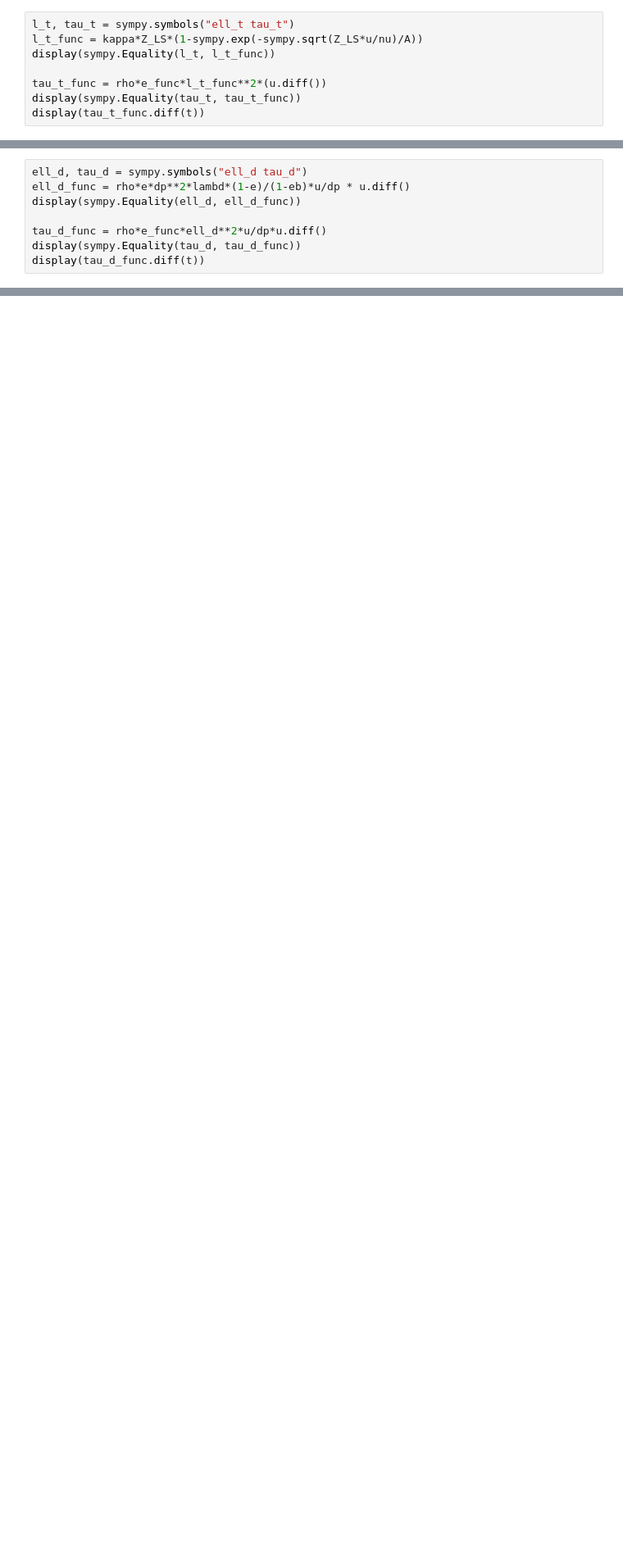
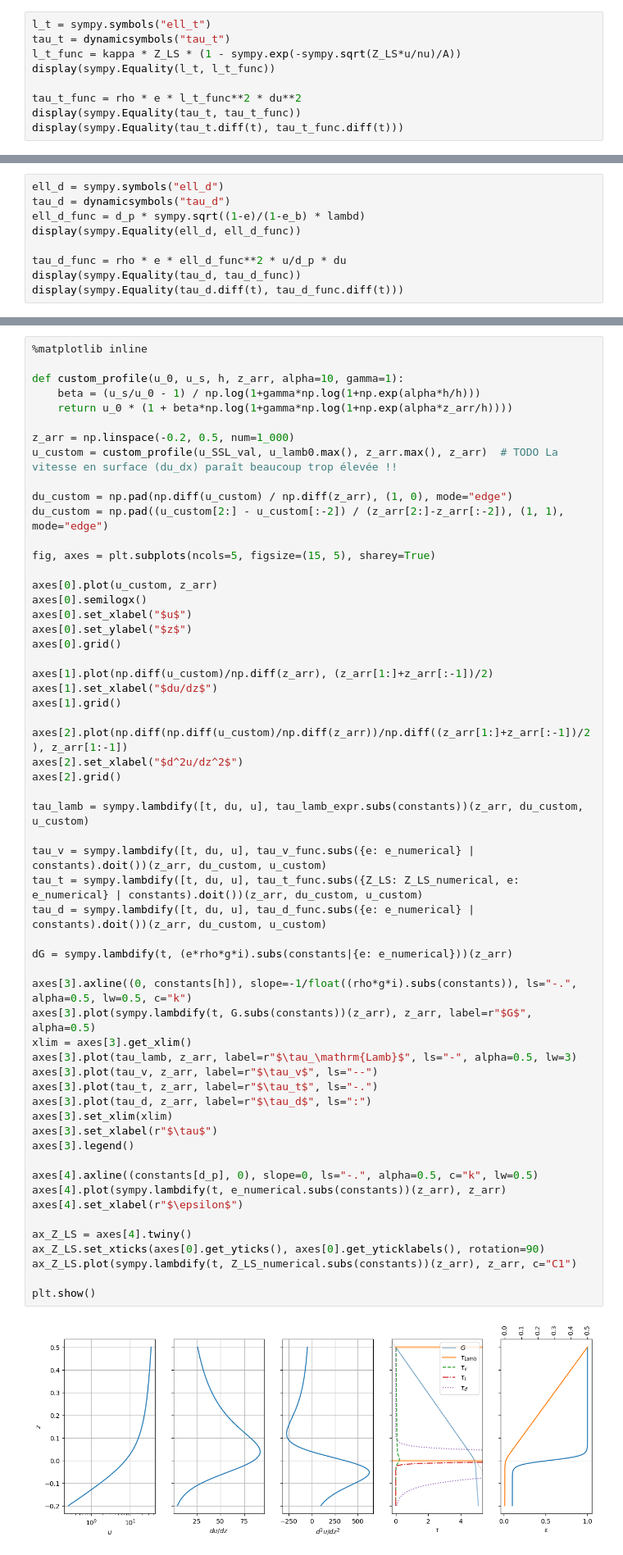
Before and after one commit to giboul/fenics, a Jupyter notebook: rousseau_direct.ipynb, the cells around one changed output, grey strips where cells are left out. Shown at 82% size. Drawn from its saved outputs; the diff is of its cells as text; blank space fills up the shorter version.

```diff
--- a/rousseau_direct.ipynb
+++ b/rousseau_direct.ipynb
@@ -87,9 +60,10 @@ $\displaystyle \tau_{v} = \mu \left(\left(1 - \epsilon_{b}\right) \left(- \frac{
 # %%
-l_t, tau_t = sympy.symbols("ell_t tau_t")
-l_t_func = kappa*Z_LS*(1-sympy.exp(-sympy.sqrt(Z_LS*u/nu)/A))
+l_t = sympy.symbols("ell_t")
+tau_t = dynamicsymbols("tau_t")
+l_t_func = kappa * Z_LS * (1 - sympy.exp(-sympy.sqrt(Z_LS*u/nu)/A))
 display(sympy.Equality(l_t, l_t_func))
 
-tau_t_func = rho*e_func*l_t_func**2*(u.diff())
+tau_t_func = rho * e * l_t_func**2 * du**2
 display(sympy.Equality(tau_t, tau_t_func))
-display(tau_t_func.diff(t))
+display(sympy.Equality(tau_t.diff(t), tau_t_func.diff(t)))
 # %% [output]
@@ -99,9 +73,10 @@ $\displaystyle Z_{LS}^{2} \kappa^{2} \varrho \left(1 - \epsilon_{b}\right) \left
 # %%
-ell_d, tau_d = sympy.symbols("ell_d tau_d")
-ell_d_func = rho*e*dp**2*lambd*(1-e)/(1-eb)*u/dp * u.diff()
+ell_d = sympy.symbols("ell_d")
+tau_d = dynamicsymbols("tau_d")
+ell_d_func = d_p * sympy.sqrt((1-e)/(1-e_b) * lambd)
 display(sympy.Equality(ell_d, ell_d_func))
 
-tau_d_func = rho*e_func*ell_d**2*u/dp*u.diff()
+tau_d_func = rho * e * ell_d_func**2 * u/d_p * du
 display(sympy.Equality(tau_d, tau_d_func))
-display(tau_d_func.diff(t))
+display(sympy.Equality(tau_d.diff(t), tau_d_func.diff(t)))
 # %% [output]
@@ -162,0 +206,59 @@ def step_forward(z_array, u_array):
+# %%
+%matplotlib inline
+
+def custom_profile(u_0, u_s, h, z_arr, alpha=10, gamma=1):
+    beta = (u_s/u_0 - 1) / np.log(1+gamma*np.log(1+np.exp(alpha*h/h)))
+    return u_0 * (1 + beta*np.log(1+gamma*np.log(1+np.exp(alpha*z_arr/h))))
+
+z_arr = np.linspace(-0.2, 0.5, num=1_000)
+u_custom = custom_profile(u_SSL_val, u_lamb0.max(), z_arr.max(), z_arr)  # TODO La vitesse en surface (du_dx) paraît beaucoup trop élevée !!
+
+du_custom = np.pad(np.diff(u_custom) / np.diff(z_arr), (1, 0), mode="edge")
+du_custom = np.pad((u_custom[2:] - u_custom[:-2]) / (z_arr[2:]-z_arr[:-2]), (1, 1), mode="edge")
+
+fig, axes = plt.subplots(ncols=5, figsize=(15, 5), sharey=True)
+
+axes[0].plot(u_custom, z_arr)
+axes[0].semilogx()
+axes[0].set_xlabel("$u$")
+axes[0].set_ylabel("$z$")
+axes[0].grid()
+
+axes[1].plot(np.diff(u_custom)/np.diff(z_arr), (z_arr[1:]+z_arr[:-1])/2)
+axes[1].set_xlabel("$du/dz$")
+axes[1].grid()
+
+axes[2].plot(np.diff(np.diff(u_custom)/np.diff(z_arr))/np.diff((z_arr[1:]+z_arr[:-1])/2), z_arr[1:-1])
+axes[2].set_xlabel("$d^2u/dz^2$")
+axes[2].grid()
+
+tau_lamb = sympy.lambdify([t, du, u], tau_lamb_expr.subs(constants))(z_arr, du_custom, u_custom)
+
+tau_v = sympy.lambdify([t, du, u], tau_v_func.subs({e: e_numerical} | constants).doit())(z_arr, du_custom, u_custom)
+tau_t = sympy.lambdify([t, du, u], tau_t_func.subs({Z_LS: Z_LS_numerical, e: e_numerical} | constants).doit())(z_arr, du_custom, u_custom)
+tau_d = sympy.lambdify([t, du, u], tau_d_func.subs({e: e_numerical} | constants).doit())(z_arr, du_custom, u_custom)
+
+dG = sympy.lambdify(t, (e*rho*g*i).subs(constants|{e: e_numerical}))(z_arr)
+
+axes[3].axline((0, constants[h]), slope=-1/float((rho*g*i).subs(constants)), ls="-.", alpha=0.5, lw=0.5, c="k")
+axes[3].plot(sympy.lambdify(t, G.subs(constants))(z_arr), z_arr, label=r"$G$", alpha=0.5)
+xlim = axes[3].get_xlim()
+axes[3].plot(tau_lamb, z_arr, label=r"$\tau_\mathrm{Lamb}$", ls="-", alpha=0.5, lw=3)
+axes[3].plot(tau_v, z_arr, label=r"$\tau_v$", ls="--")
+axes[3].plot(tau_t, z_arr, label=r"$\tau_t$", ls="-.")
+axes[3].plot(tau_d, z_arr, label=r"$\tau_d$", ls=":")
+axes[3].set_xlim(xlim)
+axes[3].set_xlabel(r"$\tau$")
+axes[3].legend()
+
+axes[4].axline((constants[d_p], 0), slope=0, ls="-.", alpha=0.5, c="k", lw=0.5)
+axes[4].plot(sympy.lambdify(t, e_numerical.subs(constants))(z_arr), z_arr)
+axes[4].set_xlabel(r"$\epsilon$")
+
+ax_Z_LS = axes[4].twiny()
+ax_Z_LS.set_xticks(axes[0].get_yticks(), axes[0].get_yticklabels(), rotation=90)
+ax_Z_LS.plot(sympy.lambdify(t, Z_LS_numerical.subs(constants))(z_arr), z_arr, c="C1")
+
+plt.show()
+# %% [output]
+[figure, added]
```
Also changed, not shown: parts of 24 cells of this notebook, 11 other files.
